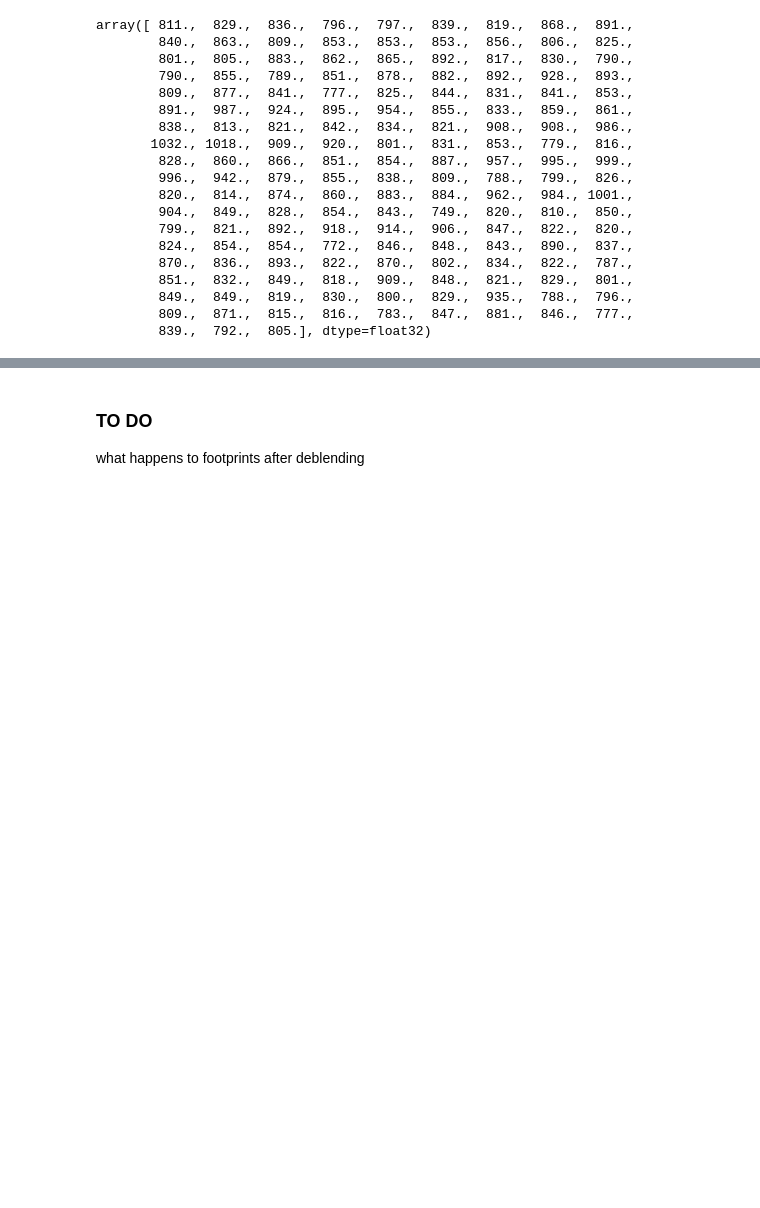
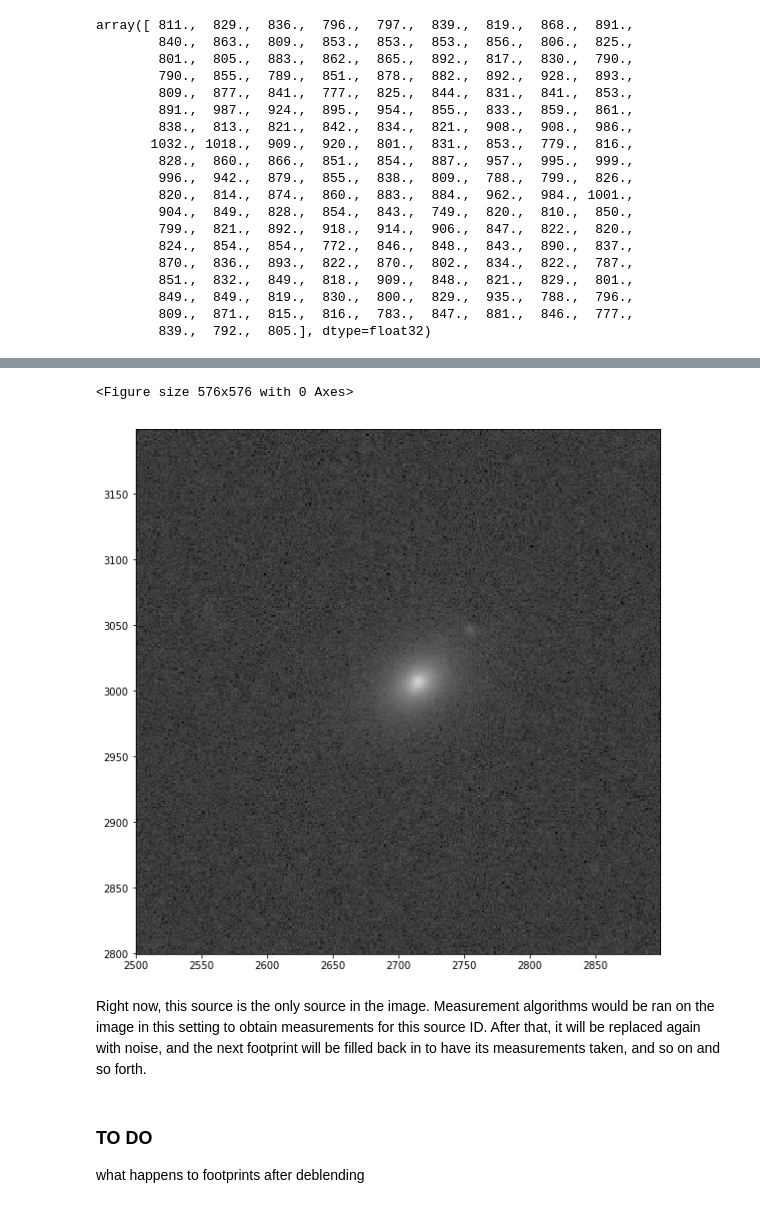
Before and after one commit to LSSTScienceCollaborations/StackClub, a Jupyter notebook: SourceDetection/Footprints.ipynb, the cells around one changed output, grey strips where cells are left out. Saved outputs shown, nothing was run; the diff lists cells and outputs as text; code cells hidden in the pictures; blank space fills up the shorter version.

```diff
--- a/SourceDetection/Footprints.ipynb
+++ b/SourceDetection/Footprints.ipynb
@@ -289,3 +349,14 @@ Section on using the noiseReplacer to swap footprints in the calexp out with noi
+# %%
+plt.figure()
+afw_display = afwDisplay.Display()
+afw_display.setMaskTransparency(100)
+afw_display.scale('asinh', 'zscale')
+afw_display.mtv(calexp.getMaskedImage()[2500:2900,2800:3200])
+# %% [output]
+<Figure size 576x576 with 0 Axes>
+[figure, added]
+# %% [markdown]
+Right now, this source is the only source in the image. Measurement algorithms would be ran on the image in this setting to obtain measurements for this source ID. After that, it will be replaced again with noise, and the next footprint will be filled back in to have its measurements taken, and so on and so forth.
 # %% [markdown]
 ### TO DO
 
```
Also changed, not shown: parts of 17 cells of this notebook.
